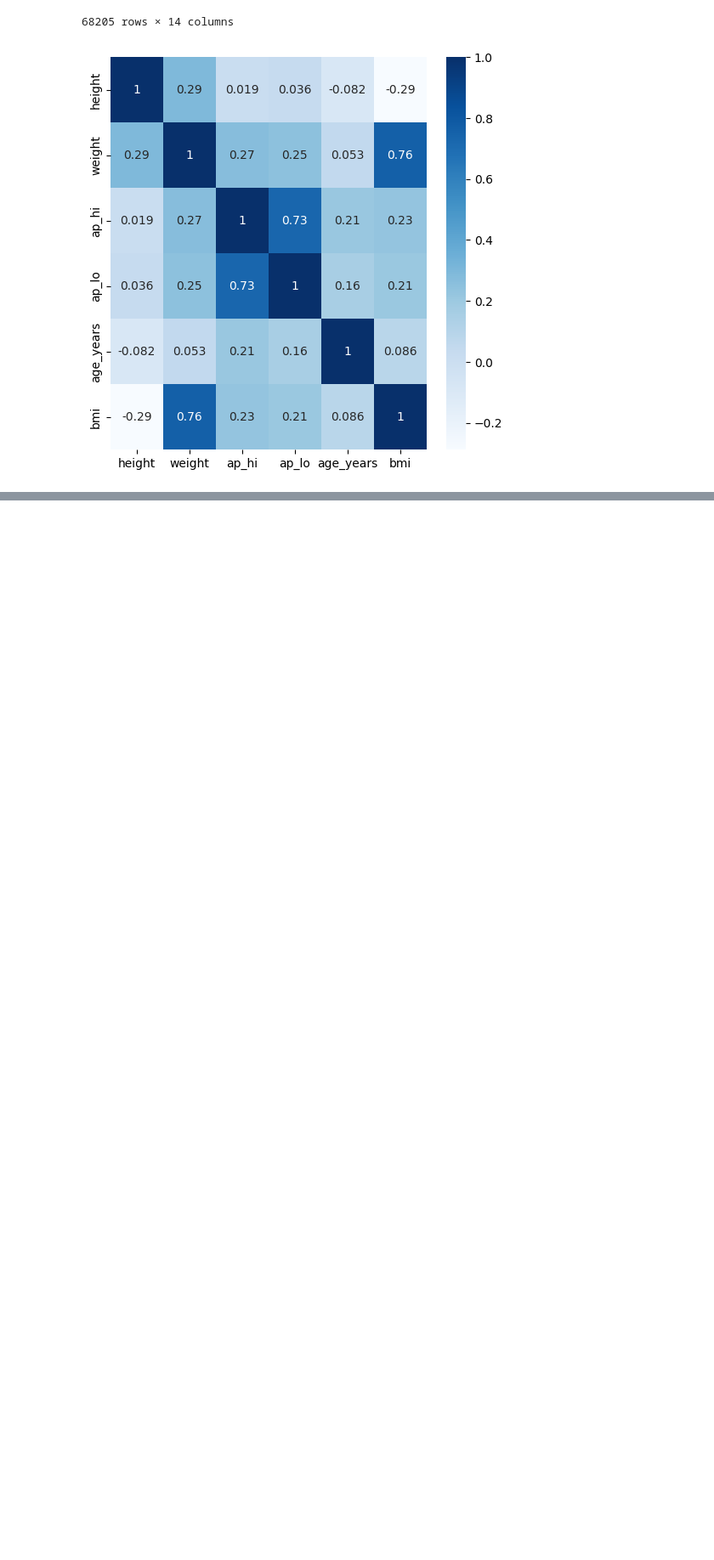
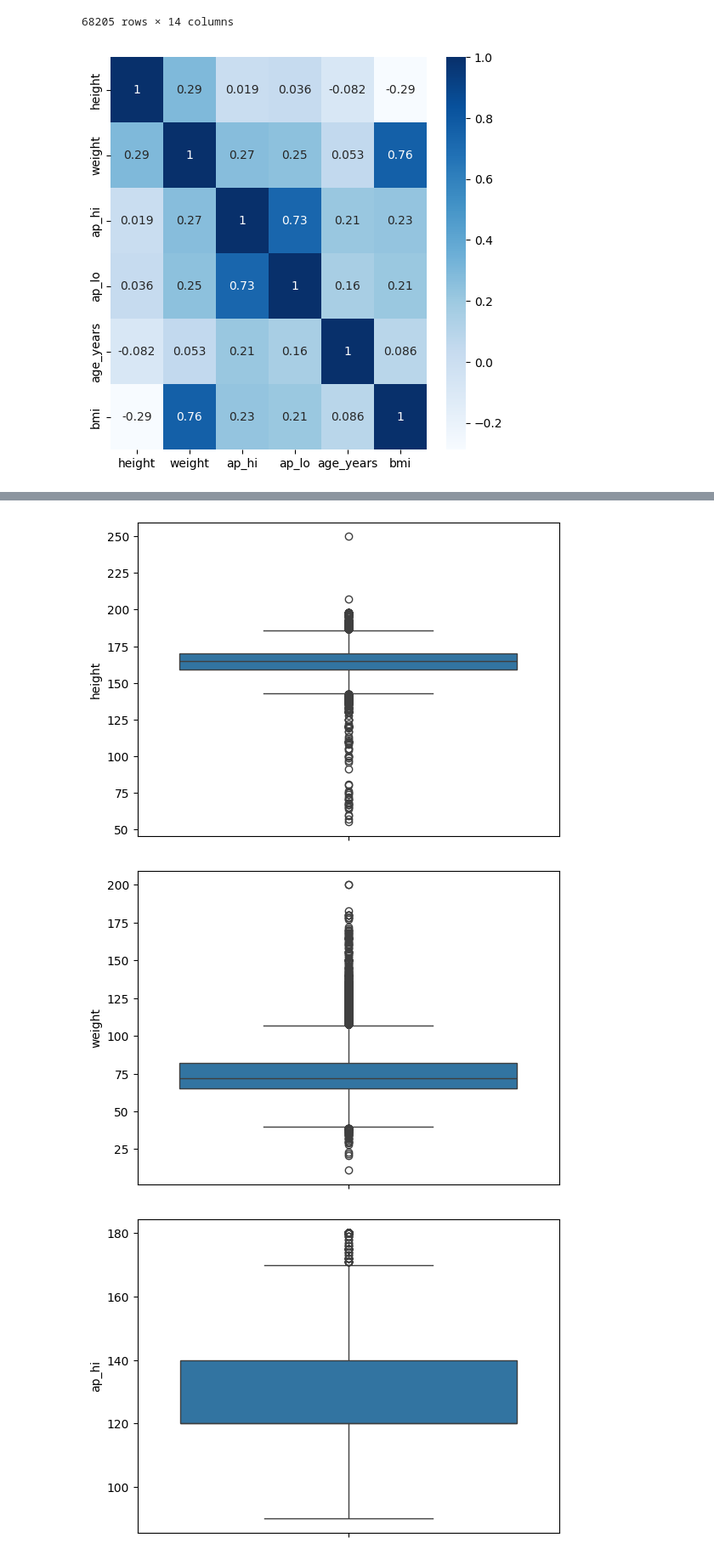
Before and after one commit to Manishkumar902/Project_cardio, a Jupyter notebook: Project.ipynb, the cells around one changed output, grey strips where cells are left out. Shown at 85% size. Cells and saved outputs as stored; diff of their text form; code cells hidden in the pictures; blank space fills up the shorter version.

```diff
--- a/Project.ipynb
+++ b/Project.ipynb
@@ -146,0 +167,8 @@ plt.savefig('correation-heatmap.jpg')
+# %%
+for col in numerical:
+    plt.figure()
+    sns.boxplot(df[col])
+# %% [output]
+[figure, added]
+[figure, added]
+[figure, added]
```
Also changed, not shown: parts of 8 cells of this notebook, 3 other files.
